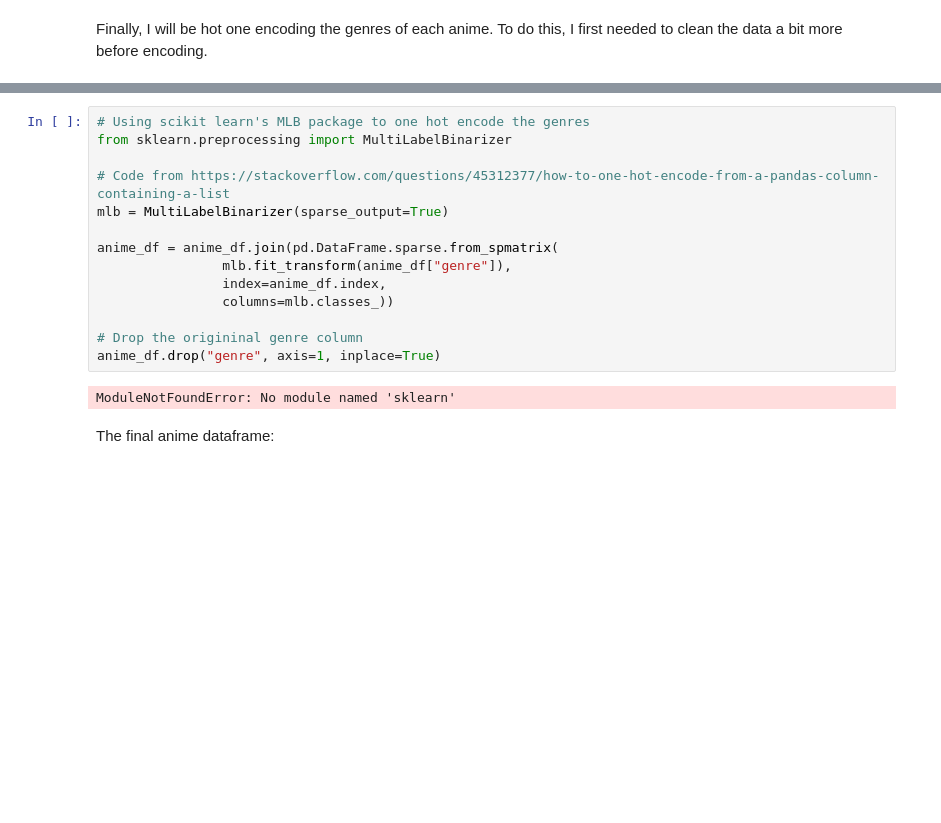
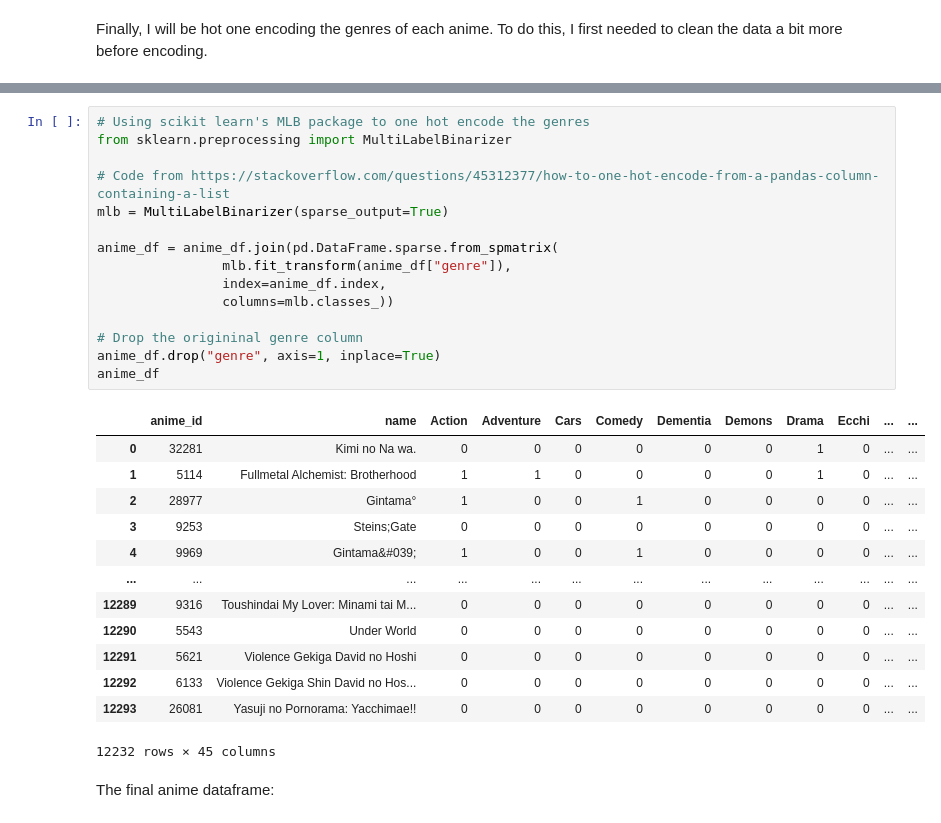
Before and after one commit to dikshamagotra123/ADT_Project, a Jupyter notebook: Content Based Filtering.ipynb, the cells around one changed output, grey strips where cells are left out. Drawn from its saved outputs; the diff is of its cells as text; blank space fills up the shorter version.

```diff
--- a/Content Based Filtering.ipynb
+++ b/Content Based Filtering.ipynb
@@ -62,19 +77,32 @@ anime_df.head()
 # %%
 # Using scikit learn's MLB package to one hot encode the genres
 from sklearn.preprocessing import MultiLabelBinarizer
 
 # Code from https://stackoverflow.com/questions/45312377/how-to-one-hot-encode-from-a-pandas-column-containing-a-list
 mlb = MultiLabelBinarizer(sparse_output=True)
 
 anime_df = anime_df.join(pd.DataFrame.sparse.from_spmatrix(
                 mlb.fit_transform(anime_df["genre"]),
                 index=anime_df.index,
                 columns=mlb.classes_))
 
 # Drop the origininal genre column
 anime_df.drop("genre", axis=1, inplace=True)
+anime_df
 # %% [output]
+|  | anime_id | name | Action | Adventure | Cars | Comedy | Dementia | Demons | Drama | Ecchi | ... | ... |
+| 0 | 32281 | Kimi no Na wa. | 0 | 0 | 0 | 0 | 0 | 0 | 1 | 0 | ... | ... |
+| 1 | 5114 | Fullmetal Alchemist: Brotherhood | 1 | 1 | 0 | 0 | 0 | 0 | 1 | 0 | ... | ... |
+| 2 | 28977 | Gintama° | 1 | 0 | 0 | 1 | 0 | 0 | 0 | 0 | ... | ... |
+| 3 | 9253 | Steins;Gate | 0 | 0 | 0 | 0 | 0 | 0 | 0 | 0 | ... | ... |
+| 4 | 9969 | Gintama&#039; | 1 | 0 | 0 | 1 | 0 | 0 | 0 | 0 | ... | ... |
+| ... | ... | ... | ... | ... | ... | ... | ... | ... | ... | ... | ... | ... |
+| 12289 | 9316 | Toushindai My Lover: Minami tai M... | 0 | 0 | 0 | 0 | 0 | 0 | 0 | 0 | ... | ... |
+| 12290 | 5543 | Under World | 0 | 0 | 0 | 0 | 0 | 0 | 0 | 0 | ... | ... |
+| 12291 | 5621 | Violence Gekiga David no Hoshi | 0 | 0 | 0 | 0 | 0 | 0 | 0 | 0 | ... | ... |
+| 12292 | 6133 | Violence Gekiga Shin David no Hos... | 0 | 0 | 0 | 0 | 0 | 0 | 0 | 0 | ... | ... |
+| 12293 | 26081 | Yasuji no Pornorama: Yacchimae!! | 0 | 0 | 0 | 0 | 0 | 0 | 0 | 0 | ... | ... |
-ModuleNotFoundError: No module named 'sklearn'
+12232 rows × 45 columns
 # %% [markdown]
 The final anime dataframe:
 # %%
```
Also changed, not shown: parts of 7 cells of this notebook, 3 other files.
